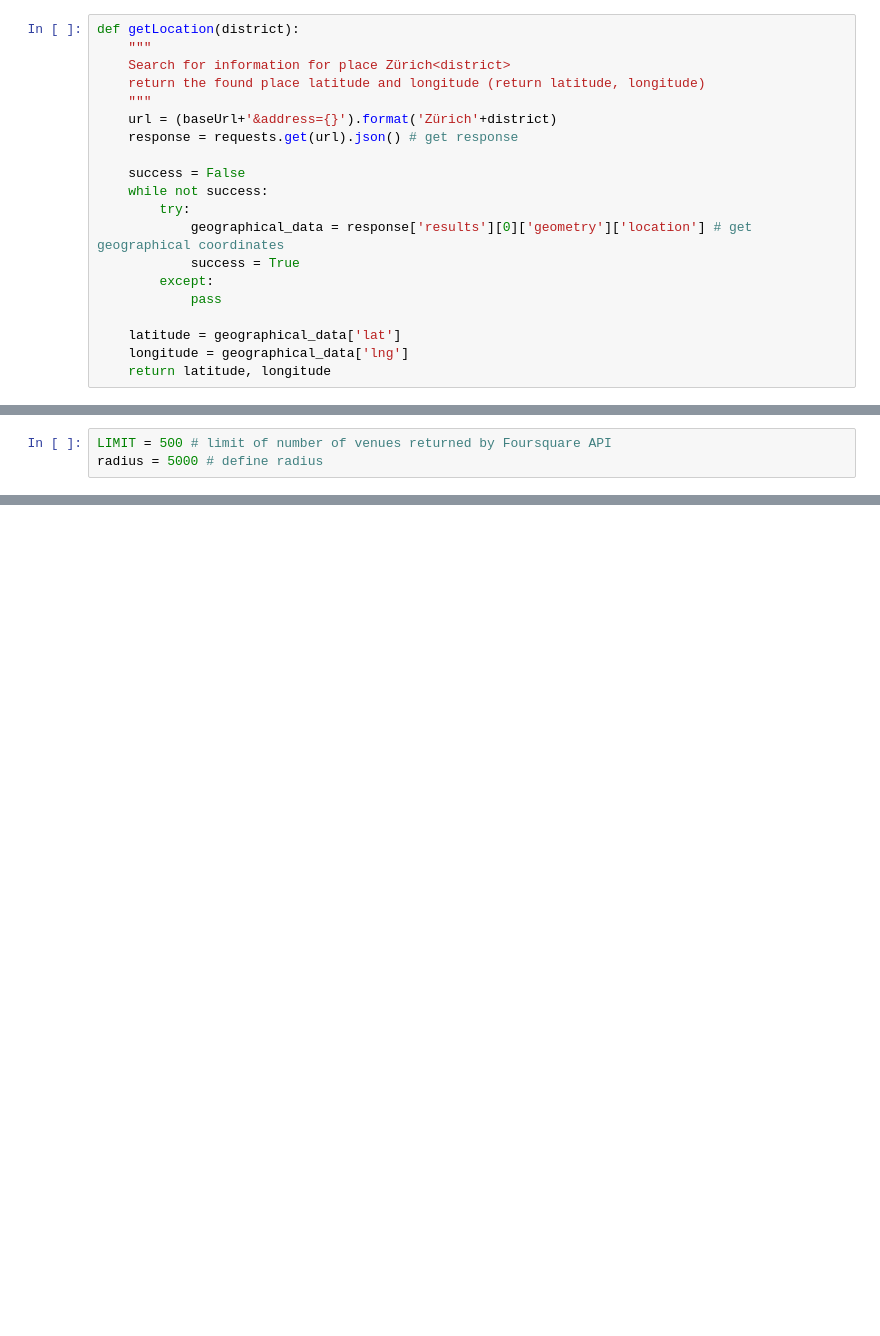
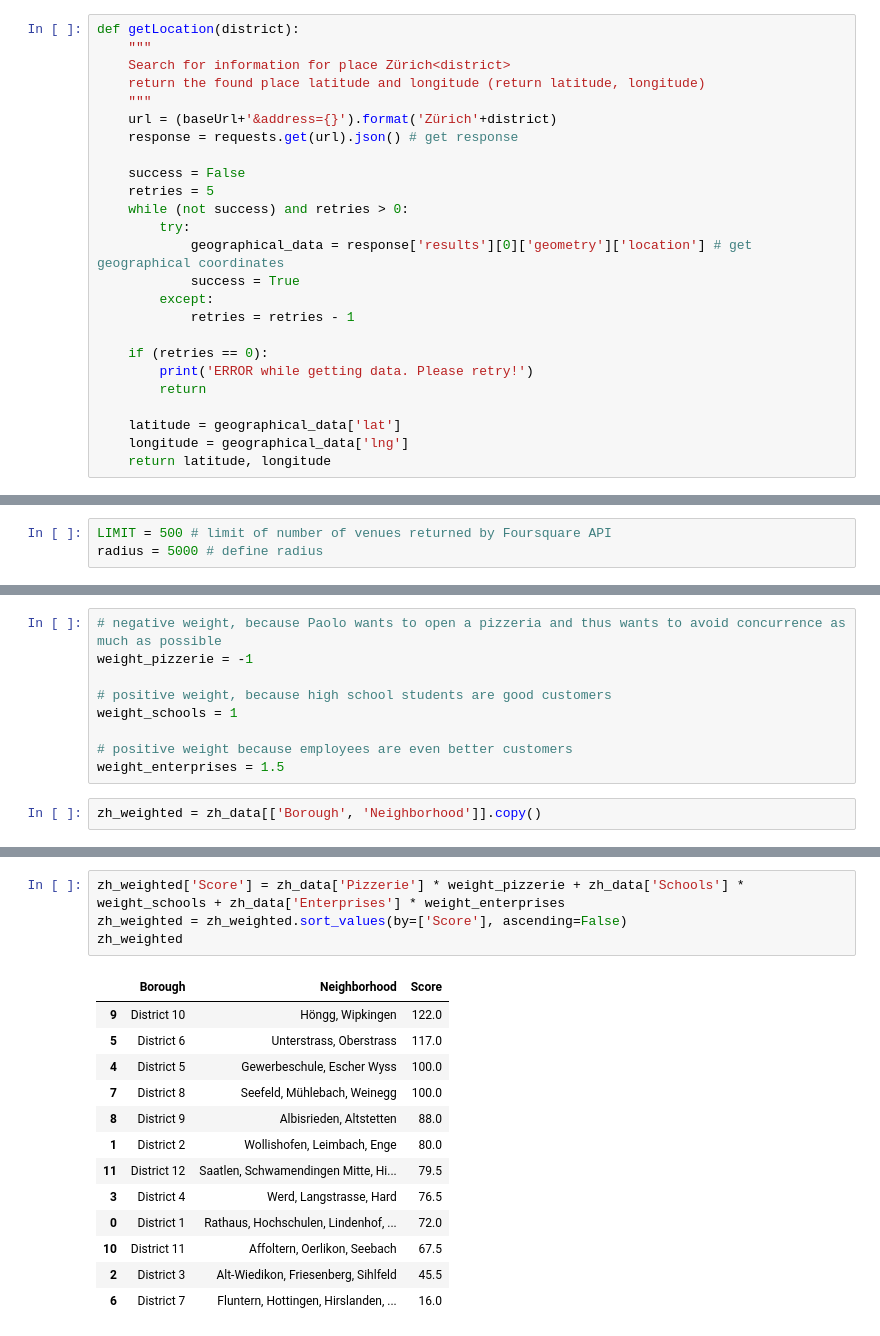
Before and after one commit to alidastgheib/coursera-capstone-project, a Jupyter notebook: Final project.ipynb, the cells around one changed output, grey strips where cells are left out. Cells and saved outputs as stored; diff of their text form; blank space fills up the shorter version.

```diff
--- a/Final project.ipynb
+++ b/Final project.ipynb
@@ -85,12 +120,17 @@ def getLocation(district):
     response = requests.get(url).json() # get response
 
     success = False
-    while not success:
+    retries = 5
+    while (not success) and retries > 0:
         try:
             geographical_data = response['results'][0]['geometry']['location'] # get geographical coordinates
             success = True
         except:
-            pass
+            retries = retries - 1
+
+    if (retries == 0):
+        print('ERROR while getting data. Please retry!')
+        return
 
     latitude = geographical_data['lat']
     longitude = geographical_data['lng']
@@ -245,0 +391,11 @@ neighborhoods_venues_sorted
+# %%
+# negative weight, because Paolo wants to open a pizzeria and thus wants to avoid concurrence as much as possible
+weight_pizzerie = -1
+
+# positive weight, because high school students are good customers
+weight_schools = 1
+
+# positive weight because employees are even better customers
+weight_enterprises = 1.5
+# %%
+zh_weighted = zh_data[['Borough', 'Neighborhood']].copy()
@@ -245,0 +404,18 @@ neighborhoods_venues_sorted
+# %%
+zh_weighted['Score'] = zh_data['Pizzerie'] * weight_pizzerie + zh_data['Schools'] * weight_schools + zh_data['Enterprises'] * weight_enterprises
+zh_weighted = zh_weighted.sort_values(by=['Score'], ascending=False)
+zh_weighted
+# %% [output]
+|  | Borough | Neighborhood | Score |
+| 9 | District 10 | Höngg, Wipkingen | 122.0 |
+| 5 | District 6 | Unterstrass, Oberstrass | 117.0 |
+| 4 | District 5 | Gewerbeschule, Escher Wyss | 100.0 |
+| 7 | District 8 | Seefeld, Mühlebach, Weinegg | 100.0 |
+| 8 | District 9 | Albisrieden, Altstetten | 88.0 |
+| 1 | District 2 | Wollishofen, Leimbach, Enge | 80.0 |
+| 11 | District 12 | Saatlen, Schwamendingen Mitte, Hi... | 79.5 |
+| 3 | District 4 | Werd, Langstrasse, Hard | 76.5 |
+| 0 | District 1 | Rathaus, Hochschulen, Lindenhof, ... | 72.0 |
+| 10 | District 11 | Affoltern, Oerlikon, Seebach | 67.5 |
+| 2 | District 3 | Alt-Wiedikon, Friesenberg, Sihlfeld | 45.5 |
+| 6 | District 7 | Fluntern, Hottingen, Hirslanden, ... | 16.0 |
```
Also changed, not shown: parts of 42 cells of this notebook.
